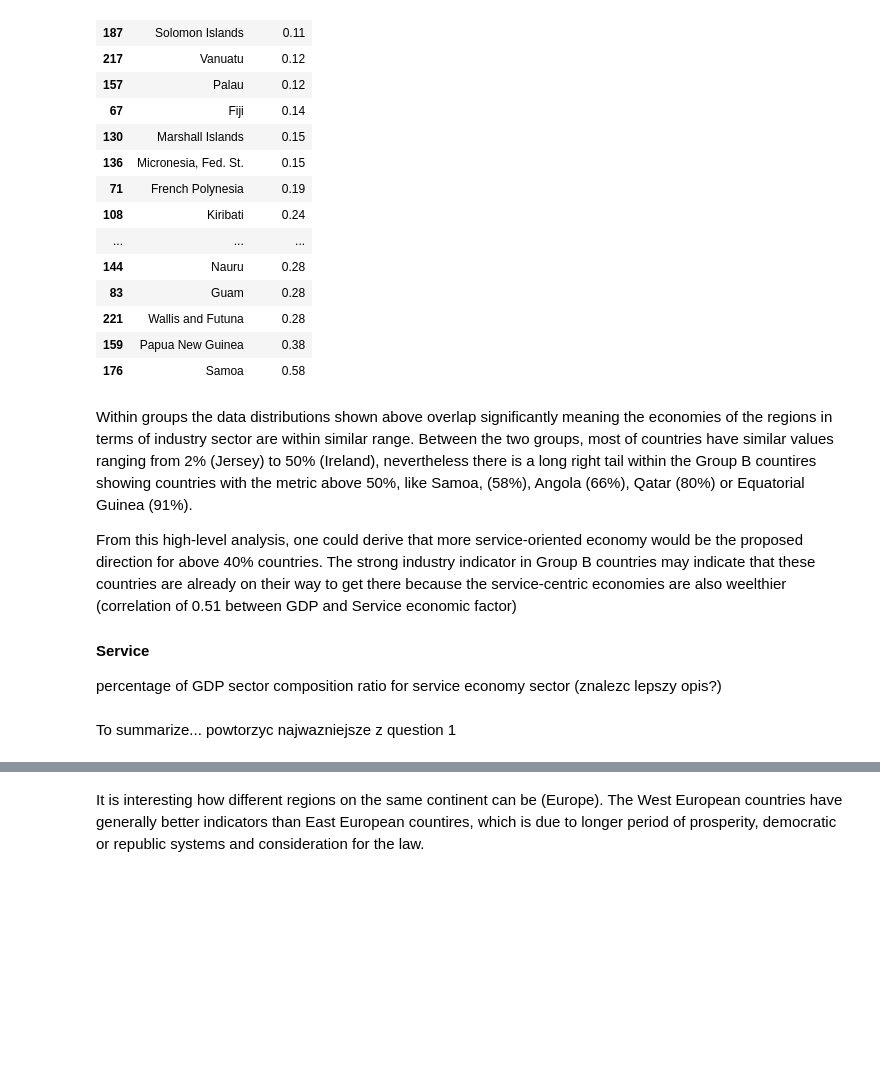
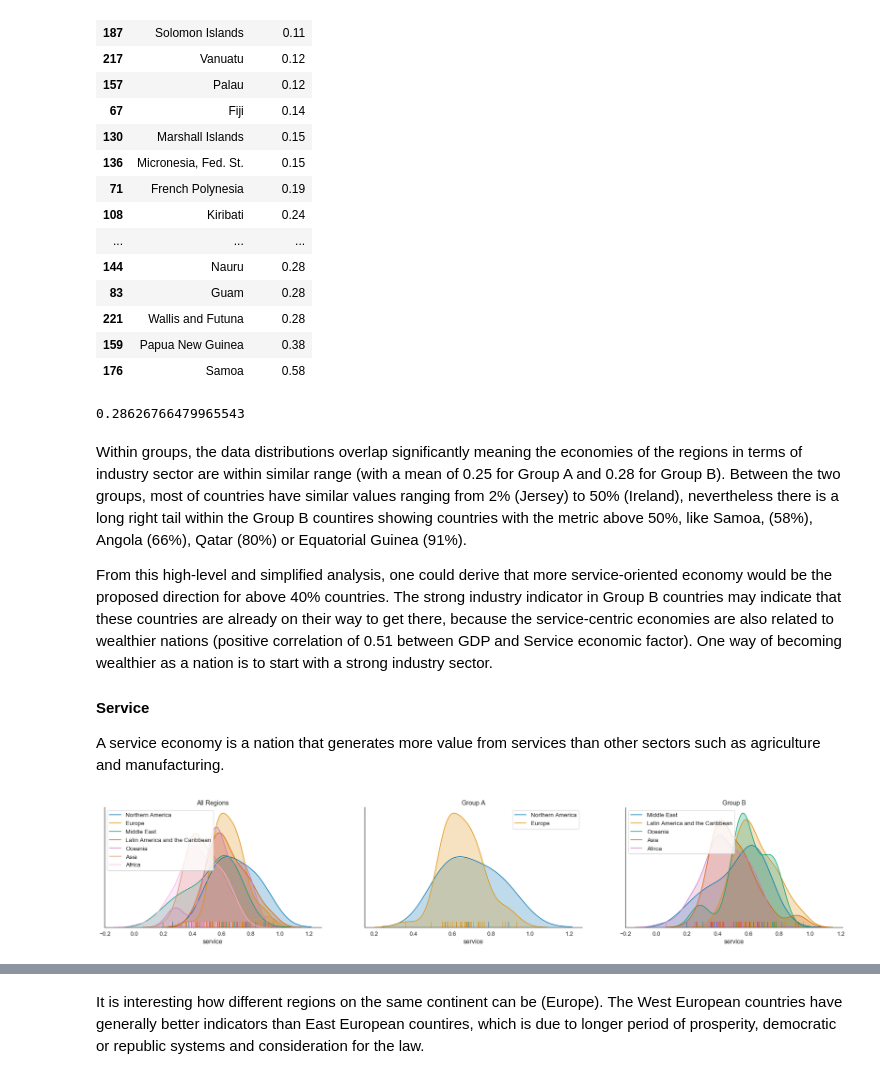
Before and after one commit to ksatola/Countries-of-the-World, a Jupyter notebook: workbook.ipynb, the cells around one changed output, grey strips where cells are left out. Saved outputs shown, nothing was run; the diff lists cells and outputs as text; code cells hidden in the pictures; blank space fills up the shorter version.

```diff
--- a/workbook.ipynb
+++ b/workbook.ipynb
@@ -1203,47 +1217,22 @@ df[df['region2'] == 'Oceania'][['country', 'industry']].sort_values(by=['industr
 | 221 | Wallis and Futuna | 0.28 |
 | 159 | Papua New Guinea | 0.38 |
 | 176 | Samoa | 0.58 |
+# %%
+# Calculate mean for Group B countries
+array = ['Oceania', 'Asia', 'Middle East', 'Latin America and the Caribbean', 'Africa']
+df.loc[df['region2'].isin(array)].industry.mean()
+#df.loc[df['region2'].isin(array)].industry.median()
+# %% [output]
+0.28626766479965543
 # %% [markdown]
-Within groups the data distributions shown above overlap significantly meaning the economies of the regions in terms of industry sector are within similar range. Between the two groups, most of countries have similar values ranging from 2% (Jersey) to 50% (Ireland), nevertheless there is a long right tail within the Group B countires showing countries with the metric above 50%, like Samoa, (58%), Angola (66%), Qatar (80%) or Equatorial Guinea (91%).
+Within groups, the data distributions overlap significantly meaning the economies of the regions in terms of industry sector are within similar range (with a mean of 0.25 for Group A and 0.28 for Group B). Between the two groups, most of countries have similar values ranging from 2% (Jersey) to 50% (Ireland), nevertheless there is a long right tail within the Group B countires showing countries with the metric above 50%, like Samoa, (58%), Angola (66%), Qatar (80%) or Equatorial Guinea (91%).
 
-From this high-level analysis, one could derive that more service-oriented economy would be the proposed direction for above 40% countries. The strong industry indicator in Group B countries may indicate that these countries are already on their way to get there because the service-centric economies are also weelthier (correlation of 0.51 between GDP and Service economic factor)
+From this high-level and simplified analysis, one could derive that more service-oriented economy would be the proposed direction for above 40% countries. The strong industry indicator in Group B countries may indicate that these countries are already on their way to get there, because the service-centric economies are also related to wealthier nations (positive correlation of 0.51 between GDP and Service economic factor). One way of becoming wealthier as a nation is to start with a strong industry sector.
 
 #### Service
-percentage of GDP sector composition ratio for service economy sector (znalezc lepszy opis?)
+
+A service economy is a nation that generates more value from services than other sectors such as agriculture and manufacturing.
-# %%
-sns.set(style="white", font_scale=1.2, palette='colorblind')
-f, axes = plt.subplots(1, 3, figsize=(30, 5))
-
-sns.despine()
-
-# World's service
-g = sns.distplot(df[df['region2'] == 'Asia'].service, label='Asia', hist=False, rug=True, kde_kws={"shade":True}, ax=axes[0])
-sns.distplot(df[df['region2'] == 'Africa'].service, label='Africa', hist=False, rug=True, kde_kws={"shade":True}, ax=axes[0])
-sns.distplot(df[df['region2'] == 'Western Europe'].service, label='Western Europe', hist=False, rug=True, kde_kws={"shade":True}, ax=axes[0])
-sns.distplot(df[df['region2'] == 'Eastern Europe'].service, label='Eastern Europe', hist=False, rug=True, kde_kws={"shade":True}, ax=axes[0])
-sns.distplot(df[df['region2'] == 'Latin America and the Caribbean'].service, label='Latin America and the Caribbean', hist=False, rug=True, kde_kws={"shade":True}, ax=axes[0])
-sns.distplot(df[df['region2'] == 'Northern America'].service, label='Northern America', hist=False, rug=True, kde_kws={"shade":True}, ax=axes[0])
-
-g.set(yticklabels=[])
-g.set(title='All Regions')
-
-# Poor Regions' service
-g = sns.distplot(df[df['region2'] == 'Western Europe'].service, label='Western Europe', hist=False, rug=True, kde_kws={"shade":True}, ax=axes[1])
-sns.distplot(df[df['region2'] == 'Eastern Europe'].service, label='Eastern Europe', hist=False, rug=True, kde_kws={"shade":True}, ax=axes[1])
-sns.distplot(df[df['region2'] == 'Northern America'].service, label='Northern America', hist=False, rug=True, kde_kws={"shade":True}, ax=axes[1])
-
-g.set(yticklabels=[])
-g.set(title='Group A')
-
-# Wealthy Regions' service
-g = sns.distplot(df[df['region2'] == 'Asia'].service, label='Asia', hist=False, rug=True, kde_kws={"shade":True}, ax=axes[2])
-sns.distplot(df[df['region2'] == 'Africa'].service, label='Africa', hist=False, rug=True, kde_kws={"shade":True}, ax=axes[2])
-sns.distplot(df[df['region2'] == 'Latin America and the Caribbean'].service, label='Latin America and the Caribbean', hist=False, rug=True, kde_kws={"shade":True}, ax=axes[2])
-
-g.set(yticklabels=[])
-g.set(title='Group B')
-
-plt.savefig("./pics/service.png", dpi=600);
-plt.show();
-# %% [markdown]
-To summarize... powtorzyc najwazniejsze z question 1
+# %%
+plot_regions_comparison('service')
+# %% [output]
+[figure, added]
```
Also changed, not shown: parts of 12 cells of this notebook, 1 other file.
